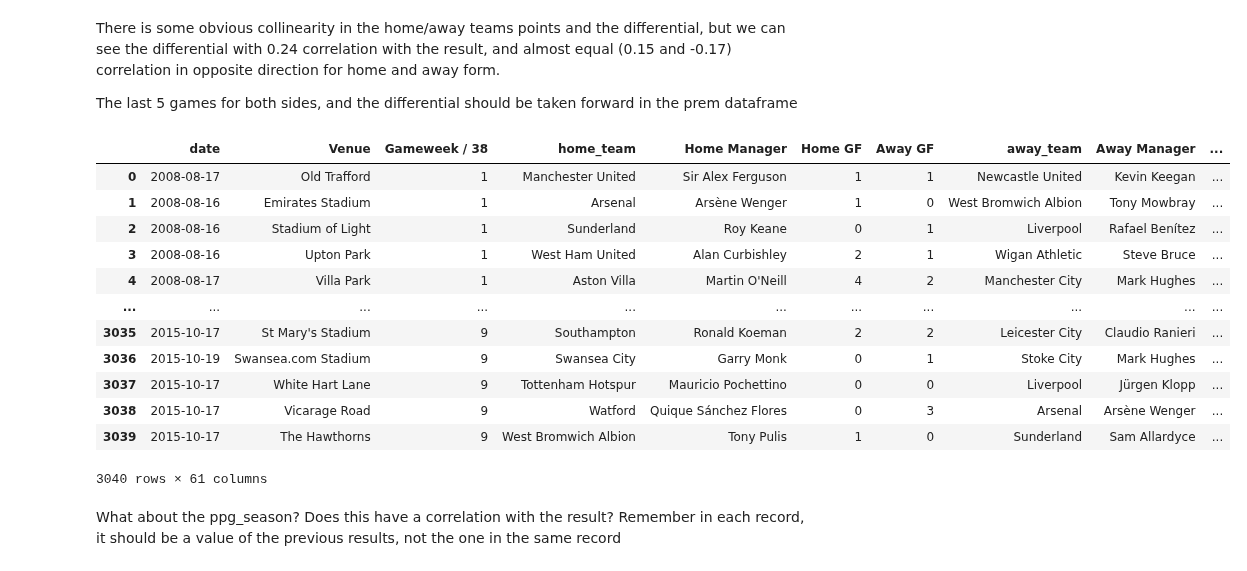
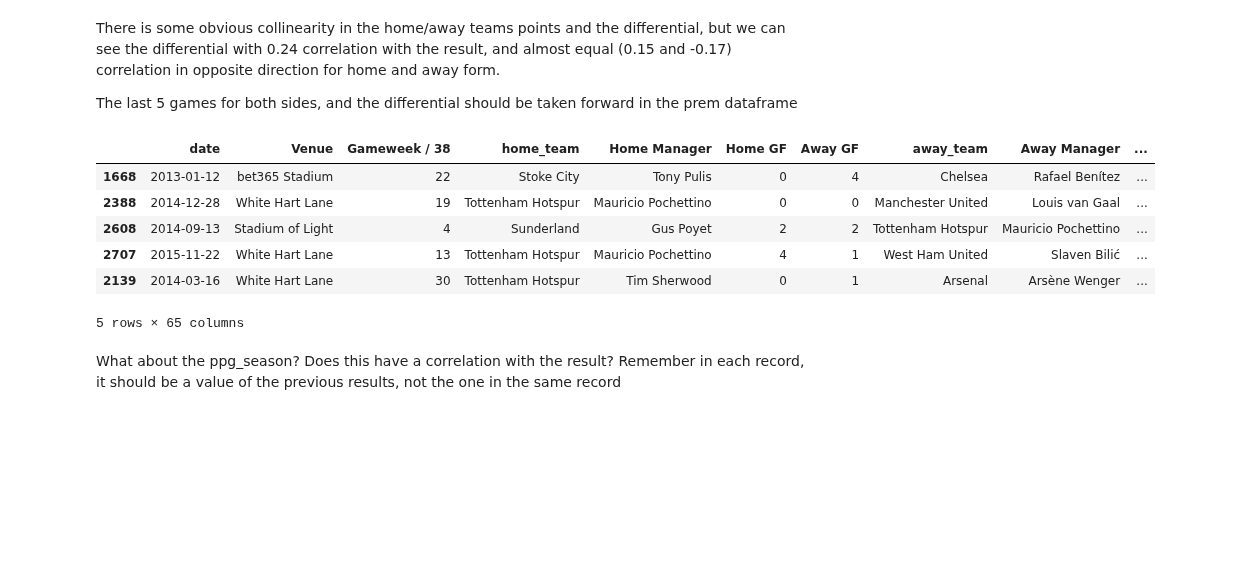
Before and after one commit to tjjdoherty/football-project-mvp, a Jupyter notebook: intro_clean_eda.ipynb, the cells around one changed output. Cells and saved outputs as stored; diff of their text form; code cells hidden in the pictures; blank space fills up the shorter version.

```diff
--- a/intro_clean_eda.ipynb
+++ b/intro_clean_eda.ipynb
@@ -1264,7 +1264,7 @@ three_goals = pd.DataFrame({
 # %%
 # We'll create columns for the probability of scoring 3+ goals at home and away, dividing appearances by half
 three_goals['p(Home 3+ GF)'] = round(three_goals['Home 3+ GF'] / (three_goals['Appearances'] / 2), 3)
-three_goals['p(Away 3+ GF)'] = round(three_goals['Away 3+ GA'] / (three_goals['Appearances'] / 2), 3)
+three_goals['p(Away 3+ GF)'] = round(three_goals['Away 3+ GF'] / (three_goals['Appearances'] / 2), 3)
 three_goals['p(Home 3+ GA)'] = round(three_goals['Home 3+ GA'] / (three_goals['Appearances'] / 2), 3)
 three_goals['p(Away 3+ GA)'] = round(three_goals['Away 3+ GA'] / (three_goals['Appearances'] / 2), 3)
 
@@ -1503,0 +1529,24 @@ Above: 14/15 was a survival season and 15/16 was a title-winning season
+# %%
+def add_three_goals_probabilities(prem, three_goals):
+    """
+    Add columns for probabilities of scoring/conceding 3+ goals to the prem DataFrame.
+
+    Parameters:
+        prem (pd.DataFrame): DataFrame containing match data with home and away team names.
+        three_goals (pd.DataFrame): DataFrame with prior probabilities for each team.
+
+    Returns:
+        pd.DataFrame: Updated prem DataFrame with 4 new columns.
+    """
+
+    # Map probabilities for home team
+    prem['p(Home 3+ GF)'] = prem['home_team'].map(three_goals['p(Home 3+ GF)'])
+    prem['p(Home 3+ GA)'] = prem['home_team'].map(three_goals['p(Home 3+ GA)'])
+
+    # Map probabilities for away team
+    prem['p(Away 3+ GF)'] = prem['away_team'].map(three_goals['p(Away 3+ GF)'])
+    prem['p(Away 3+ GA)'] = prem['away_team'].map(three_goals['p(Away 3+ GA)'])
+
+    return prem
+# %%
+prem = add_three_goals_probabilities(prem, three_goals)
@@ -2447,21 +2491,15 @@ The last 5 games for both sides, and the differential should be taken forward in
 # %%
 prem['pts_last_5_diff'] = prem['home_pts_last_5'] - prem['away_pts_last_5']
 # %%
-prem
+prem.sample(5)
 # %% [output]
 |  | date | Venue | Gameweek / 38 | home_team | Home Manager | Home GF | Away GF | away_team | Away Manager | ... |
-| 0 | 2008-08-17 | Old Trafford | 1 | Manchester United | Sir Alex Ferguson | 1 | 1 | Newcastle United | Kevin Keegan | ... |
-| 1 | 2008-08-16 | Emirates Stadium | 1 | Arsenal | Arsène Wenger | 1 | 0 | West Bromwich Albion | Tony Mowbray | ... |
-| 2 | 2008-08-16 | Stadium of Light | 1 | Sunderland | Roy Keane | 0 | 1 | Liverpool | Rafael Benítez | ... |
-| 3 | 2008-08-16 | Upton Park | 1 | West Ham United | Alan Curbishley | 2 | 1 | Wigan Athletic | Steve Bruce | ... |
-| 4 | 2008-08-17 | Villa Park | 1 | Aston Villa | Martin O'Neill | 4 | 2 | Manchester City | Mark Hughes | ... |
-| ... | ... | ... | ... | ... | ... | ... | ... | ... | ... | ... |
-| 3035 | 2015-10-17 | St Mary's Stadium | 9 | Southampton | Ronald Koeman | 2 | 2 | Leicester City | Claudio Ranieri | ... |
-| 3036 | 2015-10-19 | Swansea.com Stadium | 9 | Swansea City | Garry Monk | 0 | 1 | Stoke City | Mark Hughes | ... |
-| 3037 | 2015-10-17 | White Hart Lane | 9 | Tottenham Hotspur | Mauricio Pochettino | 0 | 0 | Liverpool | Jürgen Klopp | ... |
-| 3038 | 2015-10-17 | Vicarage Road | 9 | Watford | Quique Sánchez Flores | 0 | 3 | Arsenal | Arsène Wenger | ... |
-| 3039 | 2015-10-17 | The Hawthorns | 9 | West Bromwich Albion | Tony Pulis | 1 | 0 | Sunderland | Sam Allardyce | ... |
+| 1668 | 2013-01-12 | bet365 Stadium | 22 | Stoke City | Tony Pulis | 0 | 4 | Chelsea | Rafael Benítez | ... |
+| 2388 | 2014-12-28 | White Hart Lane | 19 | Tottenham Hotspur | Mauricio Pochettino | 0 | 0 | Manchester United | Louis van Gaal | ... |
+| 2608 | 2014-09-13 | Stadium of Light | 4 | Sunderland | Gus Poyet | 2 | 2 | Tottenham Hotspur | Mauricio Pochettino | ... |
+| 2707 | 2015-11-22 | White Hart Lane | 13 | Tottenham Hotspur | Mauricio Pochettino | 4 | 1 | West Ham United | Slaven Bilić | ... |
+| 2139 | 2014-03-16 | White Hart Lane | 30 | Tottenham Hotspur | Tim Sherwood | 0 | 1 | Arsenal | Arsène Wenger | ... |
-3040 rows × 61 columns
+5 rows × 65 columns
 # %% [markdown]
 What about the ppg_season? Does this have a correlation with the result? Remember in each record, it should be a value of the previous results, not the one in the same record
 # %%
```
Also changed, not shown: parts of 55 cells of this notebook, 4 other files.
